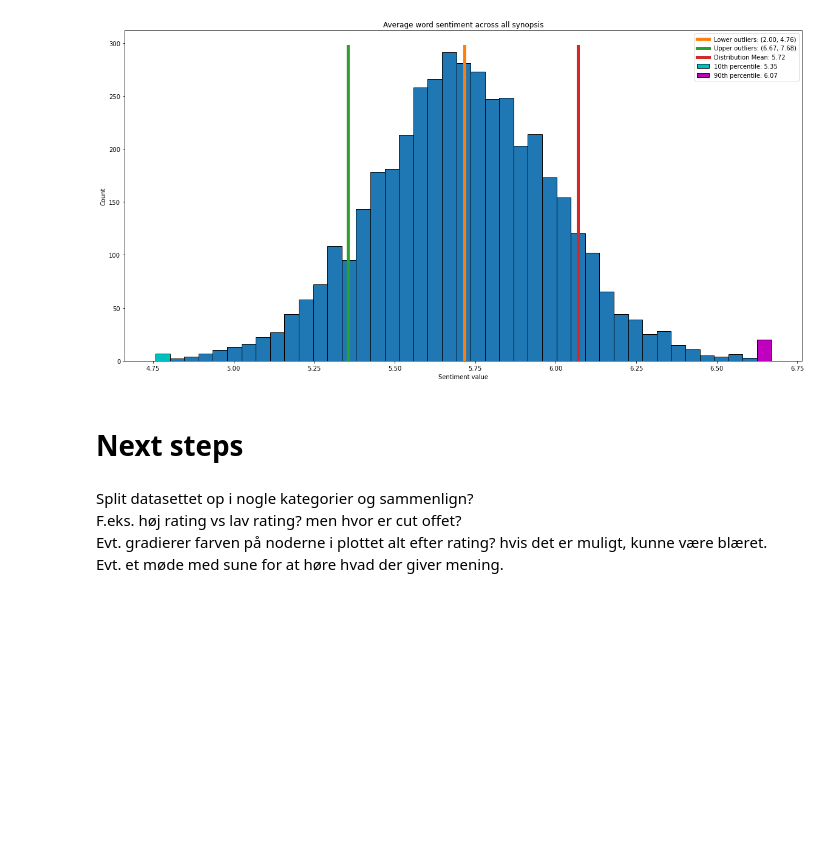
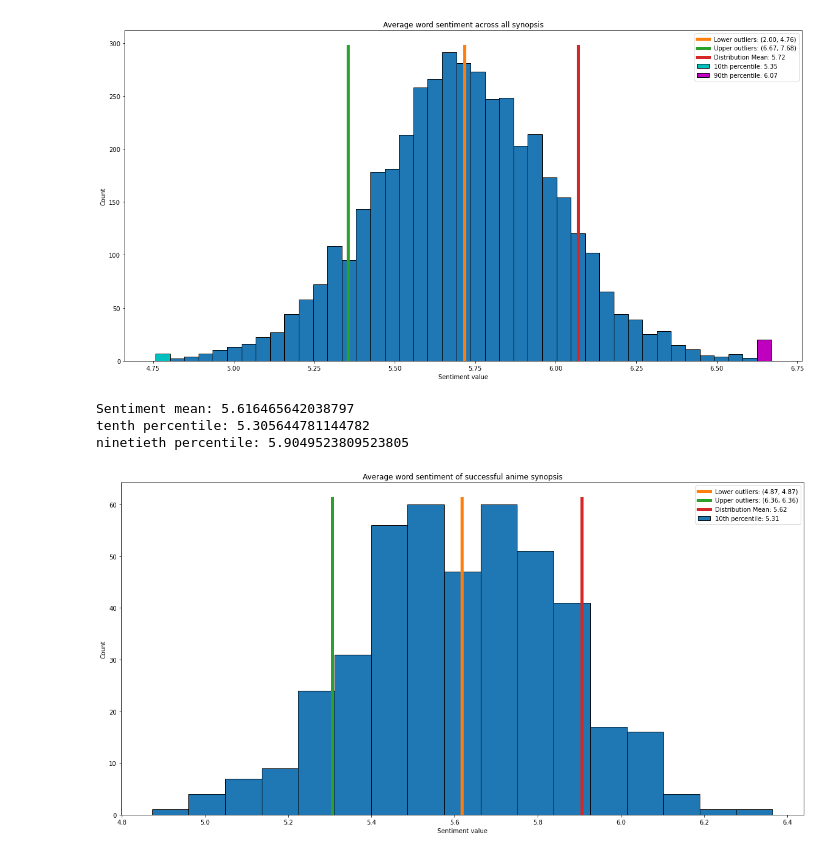
Before and after one commit to MarcBrejner/ProjectMAL, a Jupyter notebook: project.ipynb, the cells around one changed output. Cells and saved outputs as stored; diff of their text form; code cells hidden in the pictures; blank space fills up the shorter version.

```diff
--- a/project.ipynb
+++ b/project.ipynb
@@ -1085,0 +1125,9 @@ for k,v in token_dict.items(): #remove stop words from token_dict for later sent
+# %%
+token_dict_s = {}
+e = 0
+for k,v in succes_anime.iterrows():
+    try:
+        token_dict_s[str(k)] = token_dict[str(k)]
+    except KeyError:
+        e += 1
+print(e)
@@ -1129,6 +1179,16 @@ for mal_id in anime_graph.nodes:
     except KeyError:
         fails = fails + 1
 
+fails_s = 0
+sentiments_s = []
+for mal_id in token_dict_s.keys():
+    try:
+        s = get_sentiment(token_dict_s[str(mal_id)])
+        if s != 0: #We dont consider pages with sentiment 0, as these contain no words in our sentiment library.
+            sentiments_s.append(s)
+    except KeyError:
+        fails_s = fails_s + 1
+
 #print(fails,"nodes could not have their sentiment calculated")
 # %% [markdown]
 We define a couple of functions for plotting pretty histograms along with their mean, as well as 10th and 90th percentile.
@@ -1199,9 +1259,10 @@ Sentiment mean: 5.716140110765166
 tenth percentile: 5.354153846153846
 ninetieth percentile: 6.068976623376623
 [figure]
-# %% [markdown]
-# Next steps
-# %% [markdown]
-Split datasettet op i nogle kategorier og sammenlign?<br>F.eks. høj rating vs lav rating? men hvor er cut offet?<br>
-Evt. gradierer farven på noderne i plottet alt efter rating? hvis det er muligt, kunne være blæret.<br>
-Evt. et møde med sune for at høre hvad der giver mening.
+# %%
+sentiment_stats_and_hist(sentiments_s,'Average word sentiment of successful anime synopsis')
+# %% [output]
+Sentiment mean: 5.616465642038797
+tenth percentile: 5.305644781144782
+ninetieth percentile: 5.9049523809523805
+[figure, added]
```
Also changed, not shown: parts of 19 cells of this notebook.
